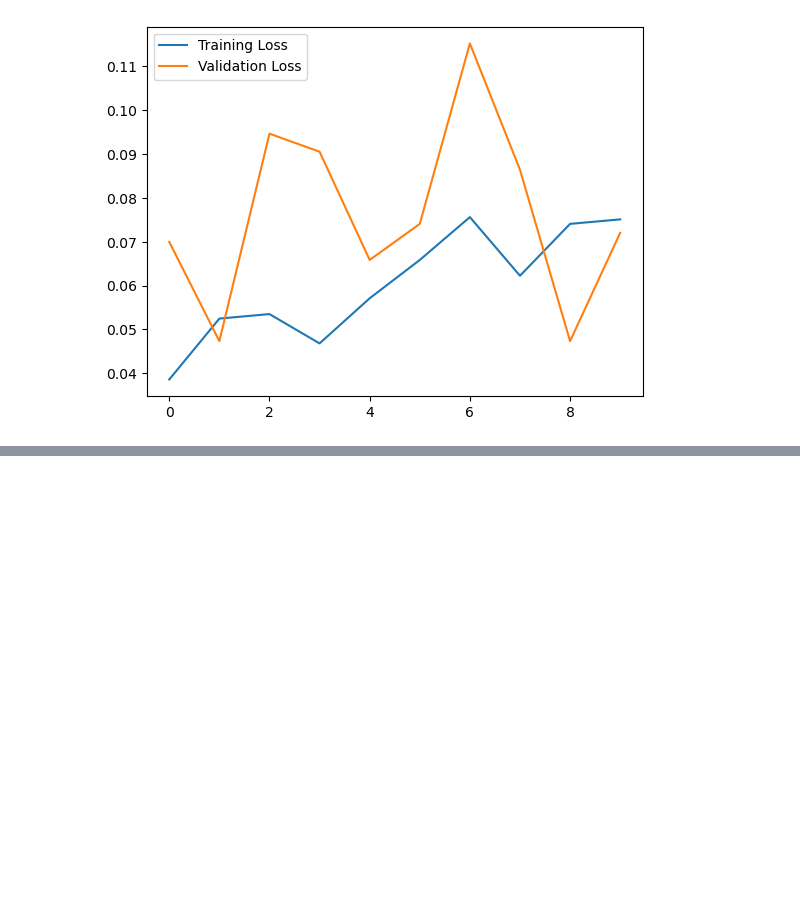
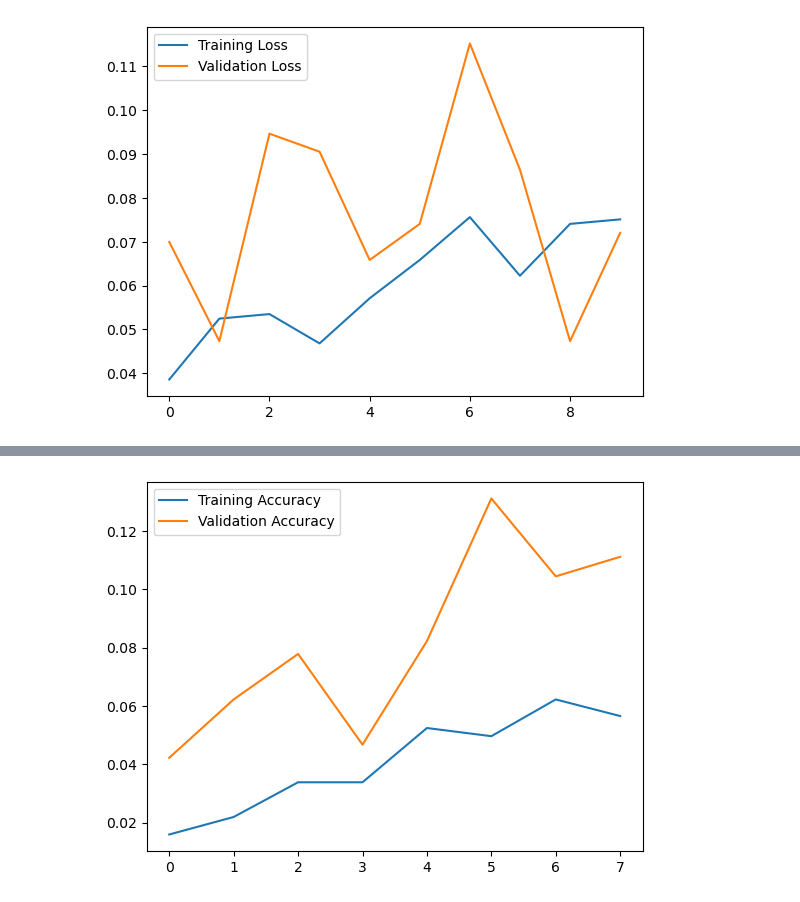
Before and after one commit to zaisid/DATA4380_Vision, a Jupyter notebook: Vision_TrainBaseModel.ipynb, the cells around one changed output, grey strips where cells are left out. Drawn from its saved outputs; the diff is of its cells as text; code cells hidden in the pictures; blank space fills up the shorter version.

```diff
--- a/Vision_TrainBaseModel.ipynb
+++ b/Vision_TrainBaseModel.ipynb
@@ -353,0 +375,12 @@ model.save("BaseModel.keras")
+# %%
+plt.plot(range(8),
+         [0.0159,0.0219,0.0338,0.0338,0.0524,0.0496,0.0622,0.0565],
+         label="Training Accuracy")
+
+plt.plot(range(8),
+         [0.0422,0.0622, 0.0778,0.0467,0.0822,0.1311,0.1044, 0.1111],
+         label="Validation Accuracy")
+plt.legend()
+plt.show()
+# %% [output]
+[figure, added]
```
Also changed, not shown: parts of 4 cells of this notebook.
